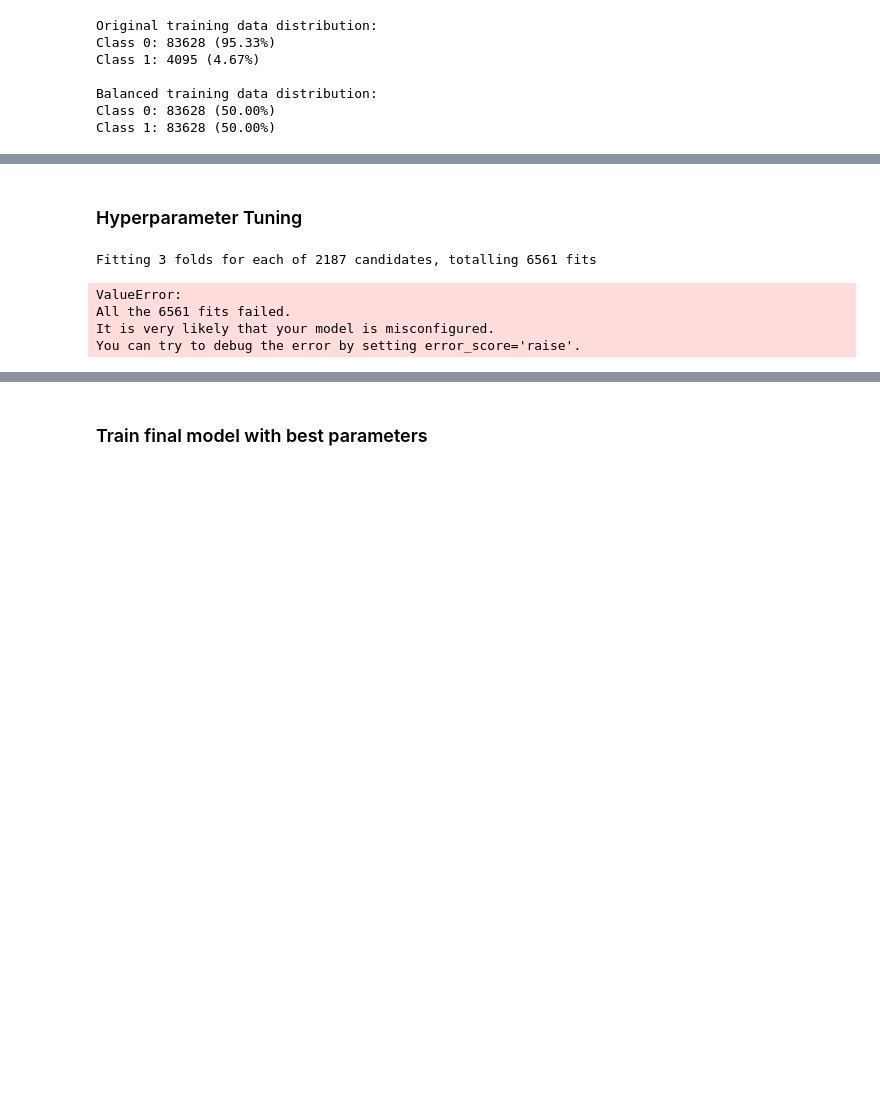
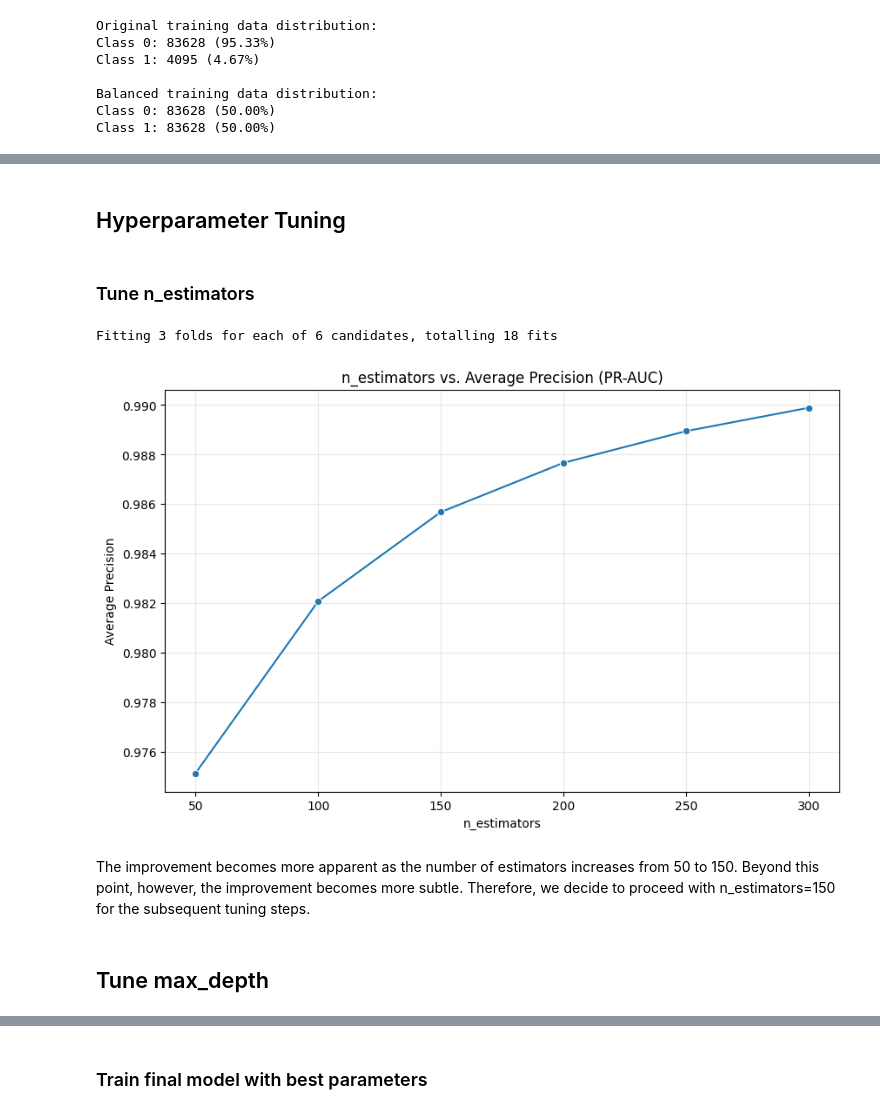
Before and after one commit to janisthx/DSA4262---dna1234, a Jupyter notebook: notebooks/XGBoost.ipynb, the cells around one changed output, grey strips where cells are left out. Cells and saved outputs as stored; diff of their text form; code cells hidden in the pictures; blank space fills up the shorter version.

```diff
--- a/notebooks/XGBoost.ipynb
+++ b/notebooks/XGBoost.ipynb
@@ -173,42 +220,40 @@ Confusion Matrix:
 # %% [markdown]
-### Hyperparameter Tuning
+## Hyperparameter Tuning
-# %%
-from sklearn.model_selection import GridSearchCV
-
-# Define parameter grid for hyperparameter tuning
-param_grid = {
-    'max_depth': [4, 6, 8],
-    'learning_rate': [0.01, 0.05, 0.1],
-    'n_estimators': [100, 200, 300],
-    'min_child_weight': [1, 3, 5],
-    'gamma': [0, 0.1, 0.2],
-    'subsample': [0.7, 0.8, 0.9],
-    'colsample_bytree': [0.7, 0.8, 0.9]
-}
-
-# Create base model for tuning
-xgb_base = xgb.XGBClassifier(
-    objective='binary:logistic',
-    eval_metric='aucpr',
-    scale_pos_weight=1,  # Classes balanced by SMOTE
-    random_state=42,
-    tree_method='gpu_hist'
-)
-
-grid_search = GridSearchCV(
-    estimator=xgb_base,
-    param_grid=param_grid,
-    scoring='average_precision',  # PR-AUC
-    cv=3,
-    verbose=2,
-    n_jobs=-1
-)
-
-grid_search.fit(X_train_balanced, y_train_balanced)
-print("Best params:", grid_search.best_params_)
-# %% [output]
-Fitting 3 folds for each of 2187 candidates, totalling 6561 fits
-ValueError:
-All the 6561 fits failed.
-It is very likely that your model is misconfigured.
-You can try to debug the error by setting error_score='raise'.
+# %% [markdown]
+### Tune n_estimators
+# %%
+parameters_n_estimators = {'n_estimators': [50, 100, 150, 200, 250, 300]}
+
+model = xgb.XGBClassifier(
+    random_state=42,
+    tree_method='hist',
+    objective='binary:logistic',
+    eval_metric='aucpr'
+)
+
+grid_search_n_estimators = GridSearchCV(
+    model,
+    param_grid=parameters_n_estimators,
+    cv=3,
+    scoring='average_precision',
+    verbose=1
+)
+grid_search_n_estimators.fit(X_train_balanced, y_train_balanced)
+# %% [output]
+Fitting 3 folds for each of 6 candidates, totalling 18 fits
+# %%
+plt.figure(figsize=(10, 6))
+
+# Plotting n_estimators vs. average precision
+sns.lineplot(x=[50, 100, 150, 200, 250, 300], y=grid_search_n_estimators.cv_results_['mean_test_score'], marker='o')
+plt.title('n_estimators vs. Average Precision (PR-AUC)')
+plt.xlabel('n_estimators')
+plt.ylabel('Average Precision')
+plt.grid(True, alpha=0.3)
+plt.show()
+# %% [output]
+[figure, added]
+# %% [markdown]
+The improvement becomes more apparent as the number of estimators increases from 50 to 150. Beyond this point, however, the improvement becomes more subtle. Therefore, we decide to proceed with n_estimators=150 for the subsequent tuning steps.
+# %% [markdown]
+## Tune max_depth
```
Also changed, not shown: parts of 22 cells of this notebook.
